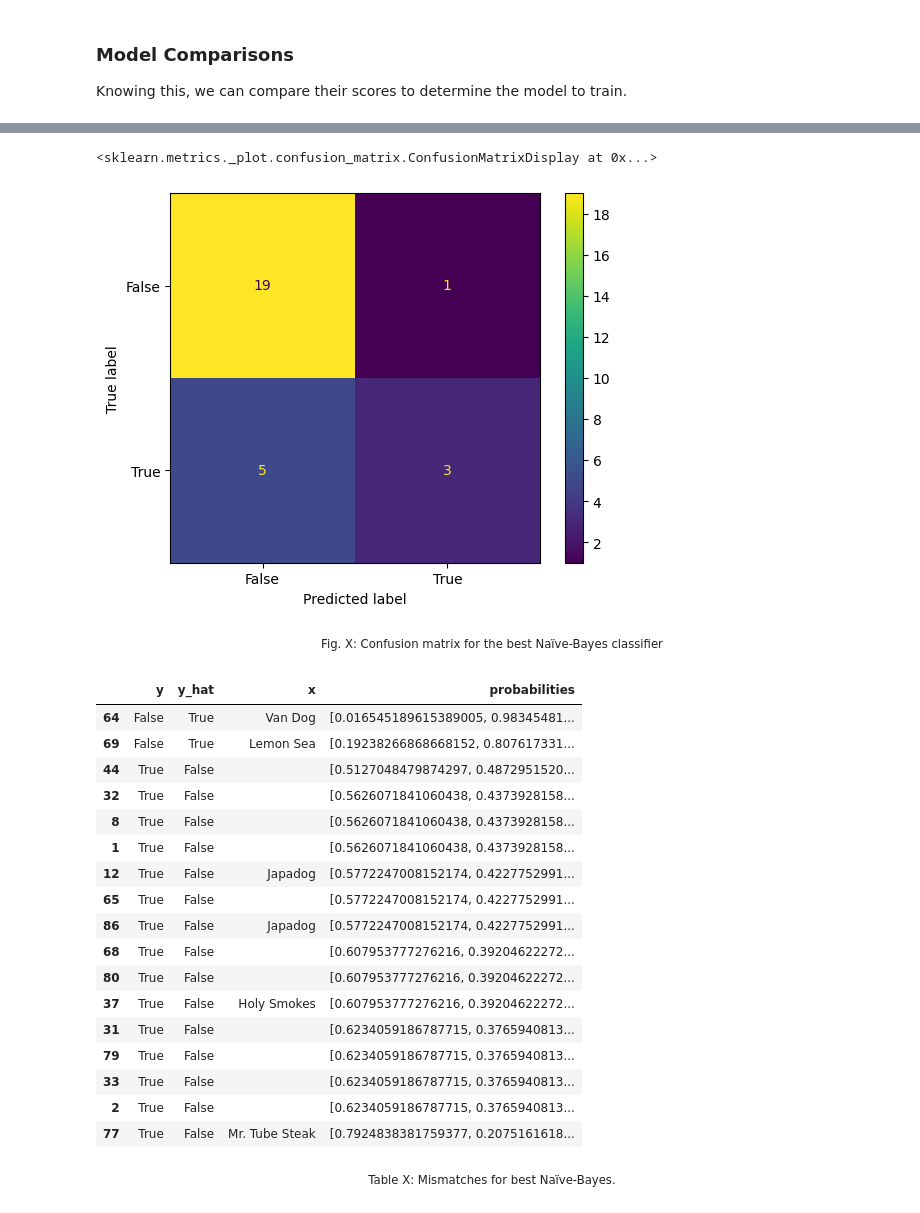
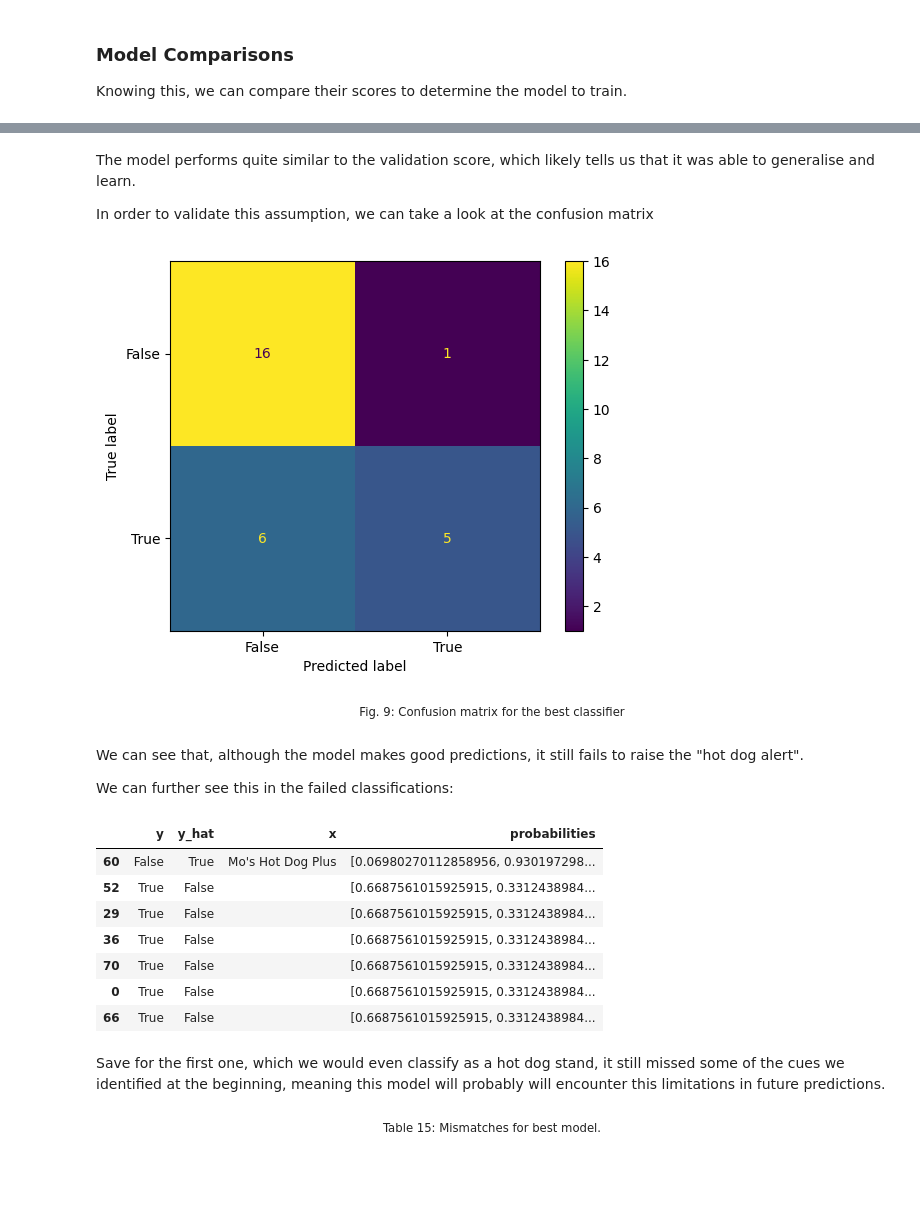
Before and after one commit to jentsang/hotdog-predictor, a Jupyter notebook: notebooks/dog_or_not.ipynb, the cells around one changed output, grey strips where cells are left out. Saved outputs shown, nothing was run; the diff lists cells and outputs as text; code cells hidden in the pictures; blank space fills up the shorter version.

```diff
--- a/notebooks/dog_or_not.ipynb
+++ b/notebooks/dog_or_not.ipynb
@@ -232,7 +353,7 @@ y_test = test_data["is_hotdog"]
 # %%
 ## Here we are obtaining the vocabulary of our BOW.
 
-bag_of_words = build_pipeline(DummyClassifier())
+bag_of_words = make_pipeline(CountVectorizer(binary=True))
 bag_of_words.fit(X_train, y_train)
 vocab = (
     bag_of_words.named_steps["countvectorizer"].get_feature_names_out()
@@ -240,5 +361,6 @@ vocab = (
 
 ## Display the first 5 tokens
 
+print("The vocabulary size is:", len(vocab))
 pd.DataFrame({"words": vocab}).head()
 # %% [output]
@@ -564,13 +703,13 @@ compare_models()
 # %%
 param_grid = {
     "countvectorizer__max_features": randint(5, len(vocab)),
-    "bernoullinb__alpha": loguniform(1e-5, 1),
+    "bernoullinb__alpha": loguniform(1e-2, 1e2),
 }
 
 random_search = RandomizedSearchCV(
     naive_bayes,
     param_distributions=param_grid,
-    n_iter=50,
+    n_iter=500,
     n_jobs=-1,
     return_train_score=True,
 )
@@ -622,39 +763,34 @@ Best model test score: 0.7857142857142857
+# %% [markdown]
+The model performs quite similar to the validation score, which likely tells us that it was able to generalise and learn.
+
+In order to validate this assumption, we can take a look at the confusion matrix
 # %%
 # confusion matrix for test predictions
 
-ConfusionMatrixDisplay.from_predictions(
-    y_test,
-    random_search.predict(X_test)
-)
+display_confusion_matrix(random_search.best_estimator_, train=False)
 # %% [output]
-<sklearn.metrics._plot.confusion_matrix.ConfusionMatrixDisplay at 0x...>
-[figure, old version]
+[figure, new version]
 # %% [markdown]
-<p style="text-align: center"><small>Fig. X: Confusion matrix for the best Naïve-Bayes classifier</small></p>
+<p style="text-align: center"><small>Fig. 9: Confusion matrix for the best classifier</small></p>
+# %% [markdown]
+We can see that, although the model makes good predictions, it still fails to raise the "hot dog alert".
+
+We can further see this in the failed classifications:
 # %%
-display_model_mistmatches(random_search.best_estimator_)
+display_model_mistmatches(random_search.best_estimator_, train=False)
 # %% [output]
 |  | y | y_hat | x | probabilities |
-| 64 | False | True | Van Dog | [0.016545189615389005, 0.98345481... |
-| 69 | False | True | Lemon Sea | [0.19238266868668152, 0.807617331... |
-| 44 | True | False |  | [0.5127048479874297, 0.4872951520... |
-| 32 | True | False |  | [0.5626071841060438, 0.4373928158... |
-| 8 | True | False |  | [0.5626071841060438, 0.4373928158... |
-| 1 | True | False |  | [0.5626071841060438, 0.4373928158... |
-| 12 | True | False | Japadog | [0.5772247008152174, 0.4227752991... |
-| 65 | True | False |  | [0.5772247008152174, 0.4227752991... |
-| 86 | True | False | Japadog | [0.5772247008152174, 0.4227752991... |
-| 68 | True | False |  | [0.607953777276216, 0.39204622272... |
-| 80 | True | False |  | [0.607953777276216, 0.39204622272... |
-| 37 | True | False | Holy Smokes | [0.607953777276216, 0.39204622272... |
-| 31 | True | False |  | [0.6234059186787715, 0.3765940813... |
-| 79 | True | False |  | [0.6234059186787715, 0.3765940813... |
-| 33 | True | False |  | [0.6234059186787715, 0.3765940813... |
-| 2 | True | False |  | [0.6234059186787715, 0.3765940813... |
-| 77 | True | False | Mr. Tube Steak | [0.7924838381759377, 0.2075161618... |
+| 60 | False | True | Mo's Hot Dog Plus | [0.06980270112858956, 0.930197298... |
+| 52 | True | False |  | [0.6687561015925915, 0.3312438984... |
+| 29 | True | False |  | [0.6687561015925915, 0.3312438984... |
+| 36 | True | False |  | [0.6687561015925915, 0.3312438984... |
+| 70 | True | False |  | [0.6687561015925915, 0.3312438984... |
+| 0 | True | False |  | [0.6687561015925915, 0.3312438984... |
+| 66 | True | False |  | [0.6687561015925915, 0.3312438984... |
+# %% [markdown]
+Save for the first one, which we would even classify as a hot dog stand, it still missed some of the cues we identified at the beginning, meaning this model will probably will encounter this limitations in future predictions.
 # %% [markdown]
-<p style="text-align: center"><small>Table X: Mismatches for best
-Naïve-Bayes.</small></p>
+<p style="text-align: center"><small>Table 15: Mismatches for best model.</small></p>
 # %% [markdown]
 # Discussion
 
```
Also changed, not shown: parts of 87 cells of this notebook, 2 other files.
